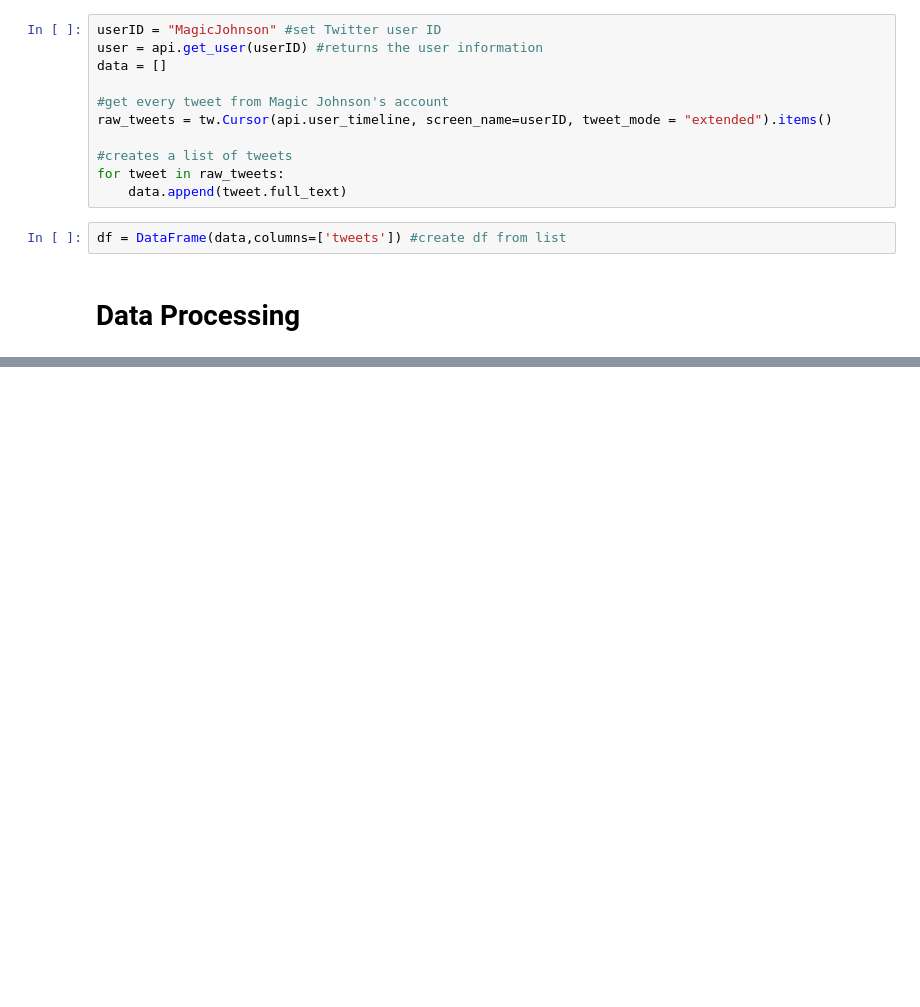
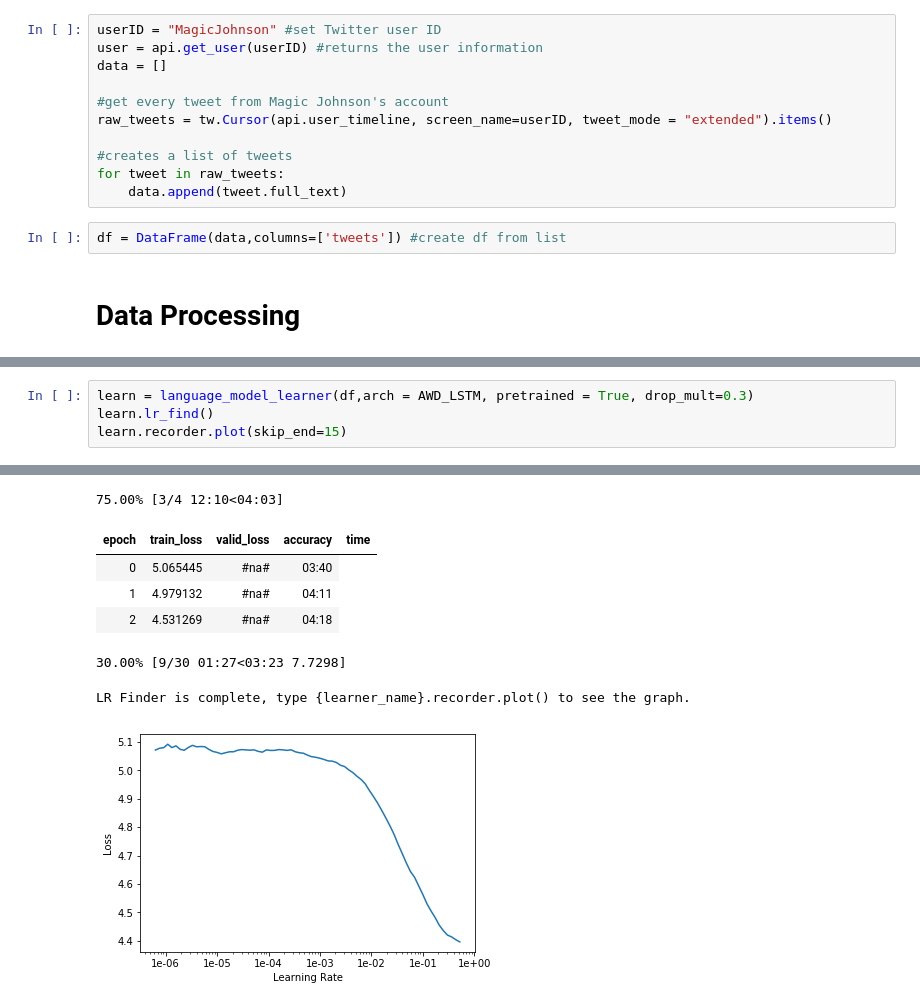
Before and after one commit to akshathr/MagicTweetGenerator, a Jupyter notebook: TweetNet.ipynb, the cells around one changed output, grey strips where cells are left out. Drawn from its saved outputs; the diff is of its cells as text; blank space fills up the shorter version.

Commit message:
Base Model Finished

```diff
--- a/TweetNet.ipynb
+++ b/TweetNet.ipynb
@@ -56,0 +76,5 @@ df.show_batch()
+# %%
+learn = language_model_learner(df,arch = AWD_LSTM, pretrained = True, drop_mult=0.3)
+learn.lr_find()
+learn.recorder.plot(skip_end=15)
+# %% [output]
@@ -56,0 +83,8 @@ df.show_batch()
+75.00% [3/4 12:10<04:03]
+| epoch | train_loss | valid_loss | accuracy | time |
+| 0 | 5.065445 | #na# | 03:40 |
+| 1 | 4.979132 | #na# | 04:11 |
+| 2 | 4.531269 | #na# | 04:18 |
+30.00% [9/30 01:27<03:23 7.7298]
+LR Finder is complete, type {learner_name}.recorder.plot() to see the graph.
+[figure, added]
```
Also changed, not shown: parts of 9 cells of this notebook.
